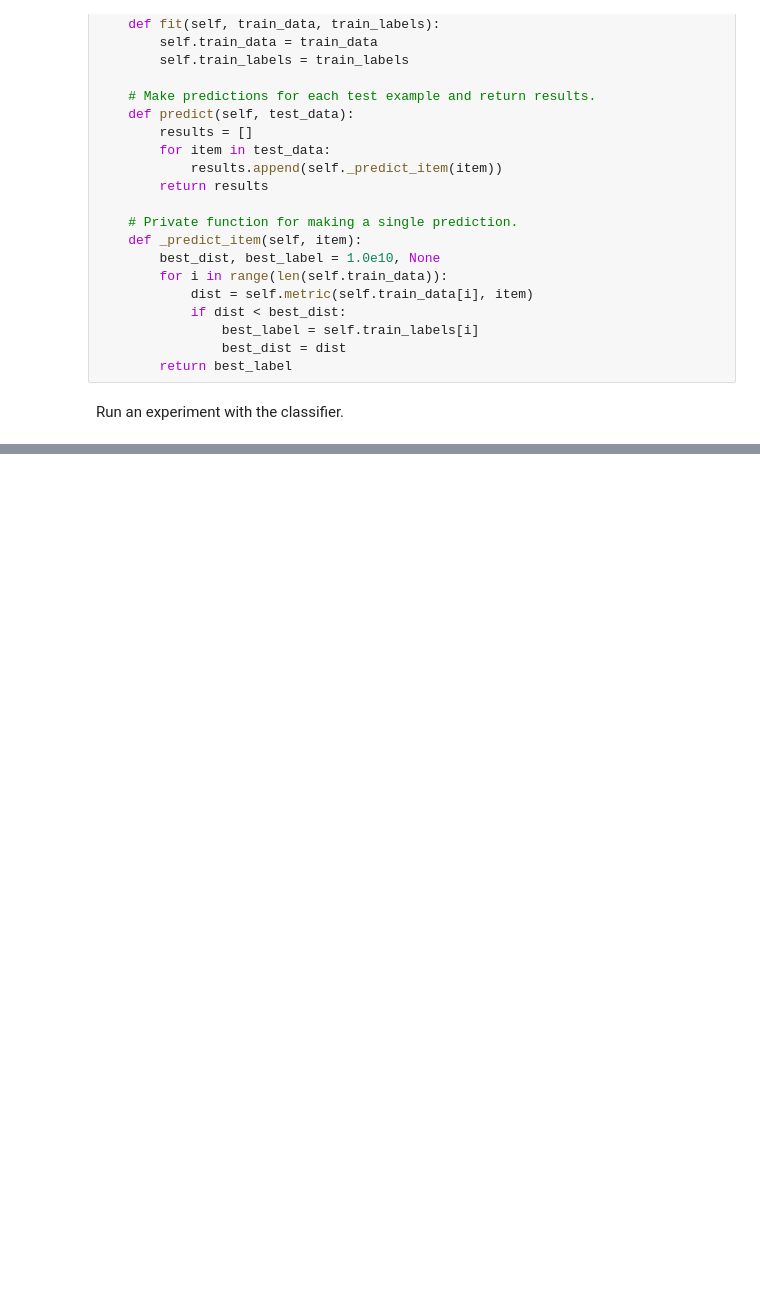
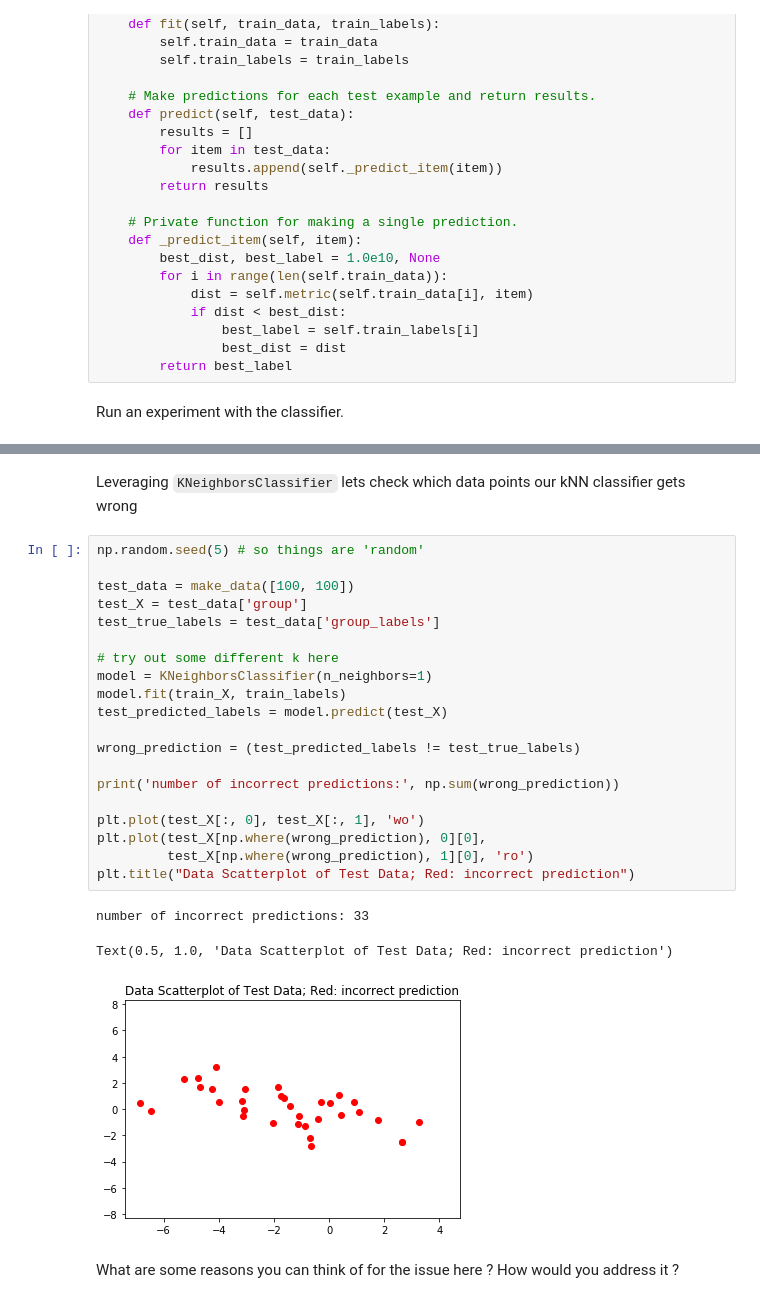
Before and after one commit to ysalomon/ucb-w207-applied-ml, a Jupyter notebook: tutorials/week2-Nearest-Neighbors.ipynb, the cells around one changed output, grey strips where cells are left out. Cells and saved outputs as stored; diff of their text form; blank space fills up the shorter version.

```diff
--- a/tutorials/week2-Nearest-Neighbors.ipynb
+++ b/tutorials/week2-Nearest-Neighbors.ipynb
@@ -98,0 +159,28 @@ total:  50  correct:  48  accuracy: 0.96
+# %% [markdown]
+Leveraging `KNeighborsClassifier` lets check which data points our kNN classifier gets wrong
+# %%
+np.random.seed(5) # so things are 'random'
+
+test_data = make_data([100, 100])
+test_X = test_data['group']
+test_true_labels = test_data['group_labels']
+
+# try out some different k here
+model = KNeighborsClassifier(n_neighbors=1)
+model.fit(train_X, train_labels)
+test_predicted_labels = model.predict(test_X)
+
+wrong_prediction = (test_predicted_labels != test_true_labels)
+
+print('number of incorrect predictions:', np.sum(wrong_prediction))
+
+plt.plot(test_X[:, 0], test_X[:, 1], 'wo')
+plt.plot(test_X[np.where(wrong_prediction), 0][0],
+         test_X[np.where(wrong_prediction), 1][0], 'ro')
+plt.title("Data Scatterplot of Test Data; Red: incorrect prediction")
+# %% [output]
+number of incorrect predictions: 33
+Text(0.5, 1.0, 'Data Scatterplot of Test Data; Red: incorrect prediction')
+[figure, added]
+# %% [markdown]
+What are some reasons you can think of for the issue here ? How would you address it ?
```
Also changed, not shown: parts of 6 cells of this notebook, 1 other file.
